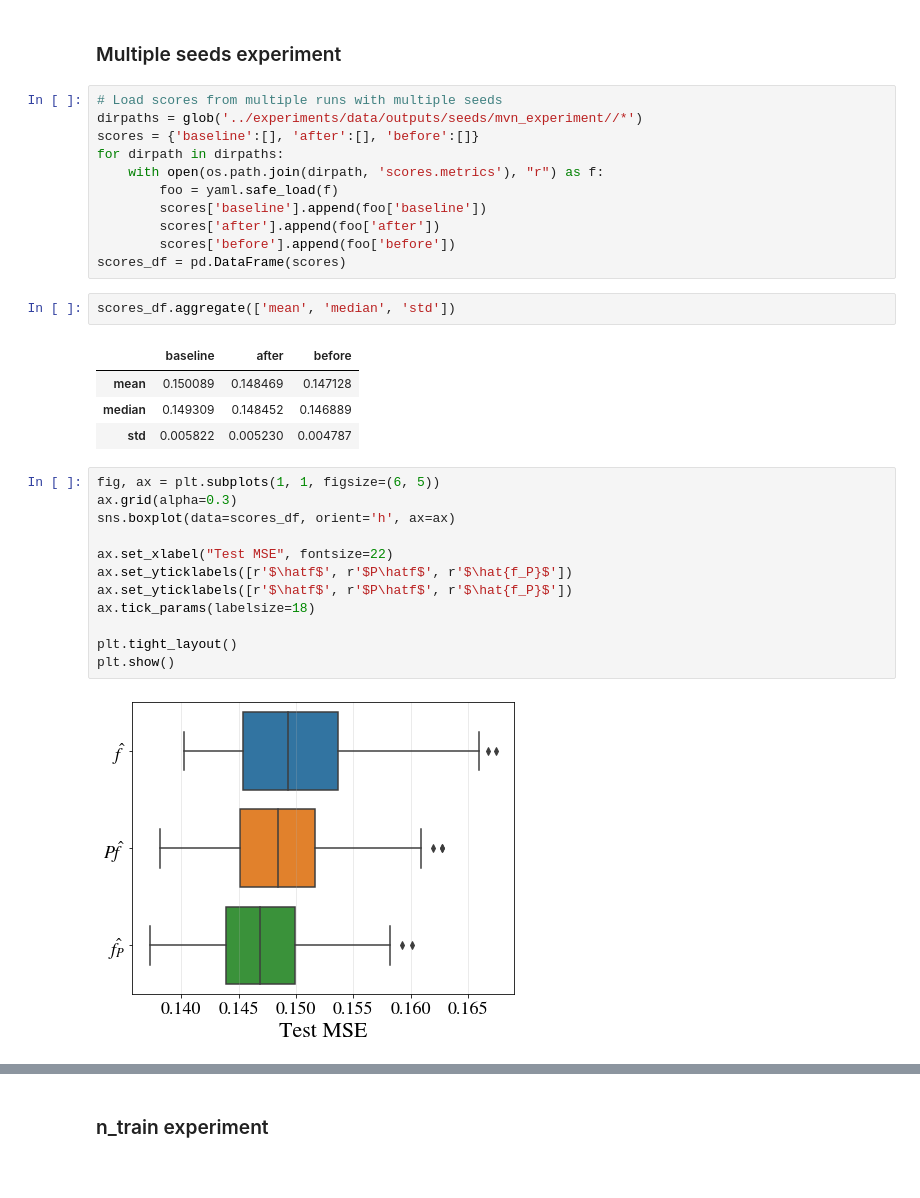
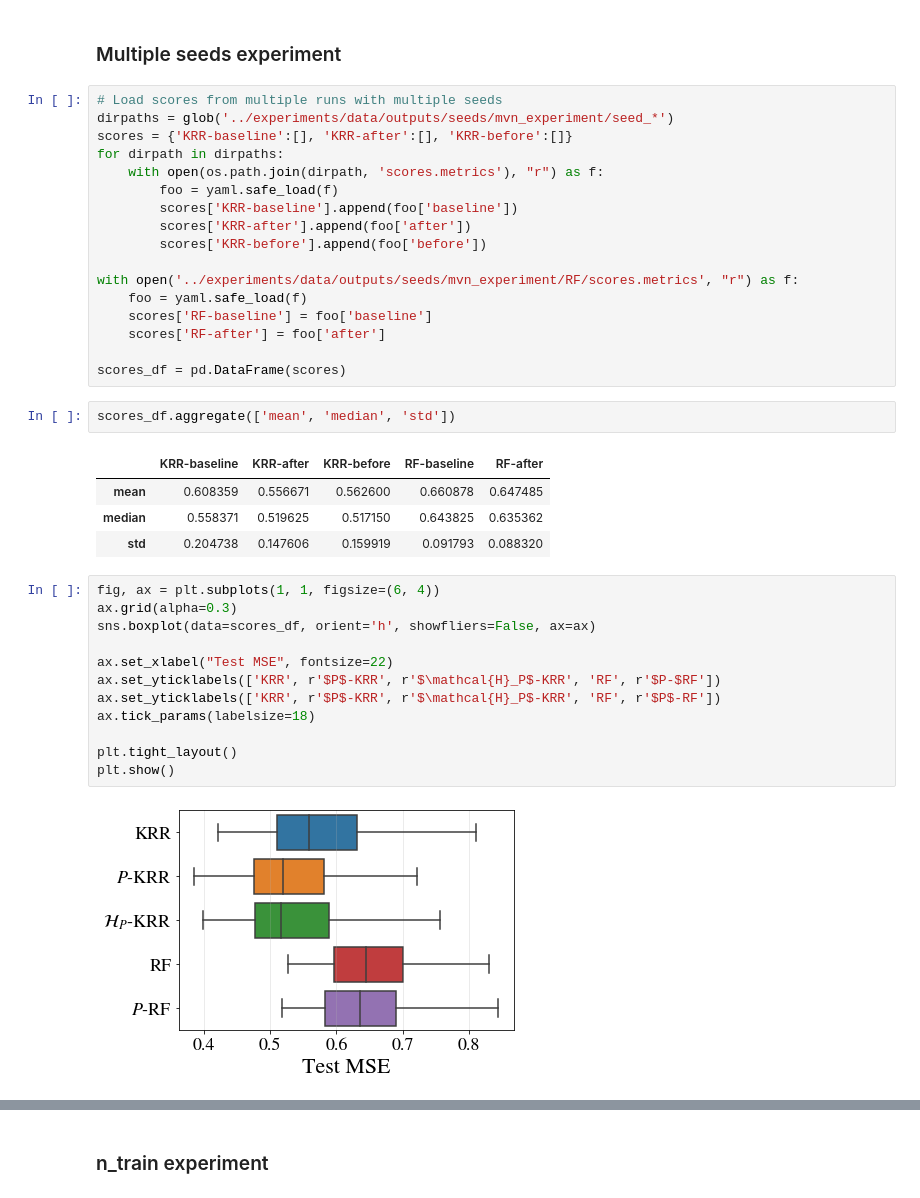
Before and after one commit to shahineb/collider-regression, a Jupyter notebook: notebooks/mvn-experiment-score-analysis.ipynb, the cells around one changed output, grey strips where cells are left out. Cells and saved outputs as stored; diff of their text form.

```diff
--- a/notebooks/mvn-experiment-score-analysis.ipynb
+++ b/notebooks/mvn-experiment-score-analysis.ipynb
@@ -16,33 +16,39 @@ matplotlib.rcParams['font.family'] = 'STIXGeneral'
 ### Multiple seeds experiment
 # %%
 # Load scores from multiple runs with multiple seeds
-dirpaths = glob('../experiments/data/outputs/seeds/mvn_experiment//*')
-scores = {'baseline':[], 'after':[], 'before':[]}
+dirpaths = glob('../experiments/data/outputs/seeds/mvn_experiment/seed_*')
+scores = {'KRR-baseline':[], 'KRR-after':[], 'KRR-before':[]}
 for dirpath in dirpaths:
     with open(os.path.join(dirpath, 'scores.metrics'), "r") as f:
         foo = yaml.safe_load(f)
-        scores['baseline'].append(foo['baseline'])
-        scores['after'].append(foo['after'])
-        scores['before'].append(foo['before'])
+        scores['KRR-baseline'].append(foo['baseline'])
+        scores['KRR-after'].append(foo['after'])
+        scores['KRR-before'].append(foo['before'])
+
+with open('../experiments/data/outputs/seeds/mvn_experiment/RF/scores.metrics', "r") as f:
+    foo = yaml.safe_load(f)
+    scores['RF-baseline'] = foo['baseline']
+    scores['RF-after'] = foo['after']
+
 scores_df = pd.DataFrame(scores)
 # %%
 scores_df.aggregate(['mean', 'median', 'std'])
 # %% [output]
-|  | baseline | after | before |
-| mean | 0.150089 | 0.148469 | 0.147128 |
-| median | 0.149309 | 0.148452 | 0.146889 |
-| std | 0.005822 | 0.005230 | 0.004787 |
+|  | KRR-baseline | KRR-after | KRR-before | RF-baseline | RF-after |
+| mean | 0.608359 | 0.556671 | 0.562600 | 0.660878 | 0.647485 |
+| median | 0.558371 | 0.519625 | 0.517150 | 0.643825 | 0.635362 |
+| std | 0.204738 | 0.147606 | 0.159919 | 0.091793 | 0.088320 |
 # %%
-fig, ax = plt.subplots(1, 1, figsize=(6, 5))
+fig, ax = plt.subplots(1, 1, figsize=(6, 4))
 ax.grid(alpha=0.3)
-sns.boxplot(data=scores_df, orient='h', ax=ax)
+sns.boxplot(data=scores_df, orient='h', showfliers=False, ax=ax)
 
 ax.set_xlabel("Test MSE", fontsize=22)
-ax.set_yticklabels([r'$\hatf$', r'$P\hatf$', r'$\hat{f_P}$'])
-ax.set_yticklabels([r'$\hatf$', r'$P\hatf$', r'$\hat{f_P}$'])
+ax.set_yticklabels(['KRR', r'$P$-KRR', r'$\mathcal{H}_P$-KRR', 'RF', r'$P-$RF'])
+ax.set_yticklabels(['KRR', r'$P$-KRR', r'$\mathcal{H}_P$-KRR', 'RF', r'$P$-RF'])
 ax.tick_params(labelsize=18)
 
 plt.tight_layout()
 plt.show()
 # %% [output]
-[figure, old version]
+[figure, new version]
```
Also changed, not shown: parts of 2 cells of this notebook, 6 other files.
